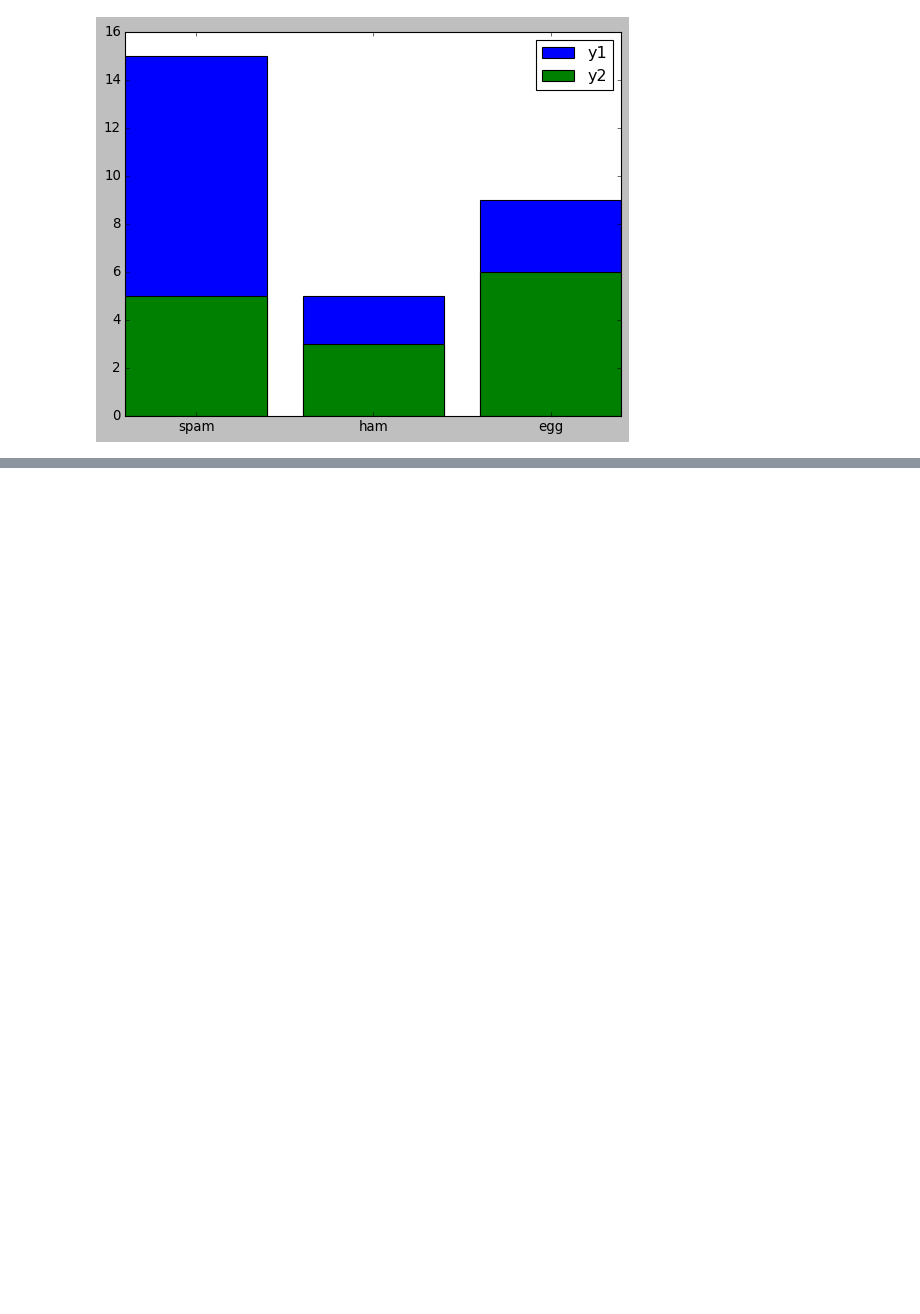
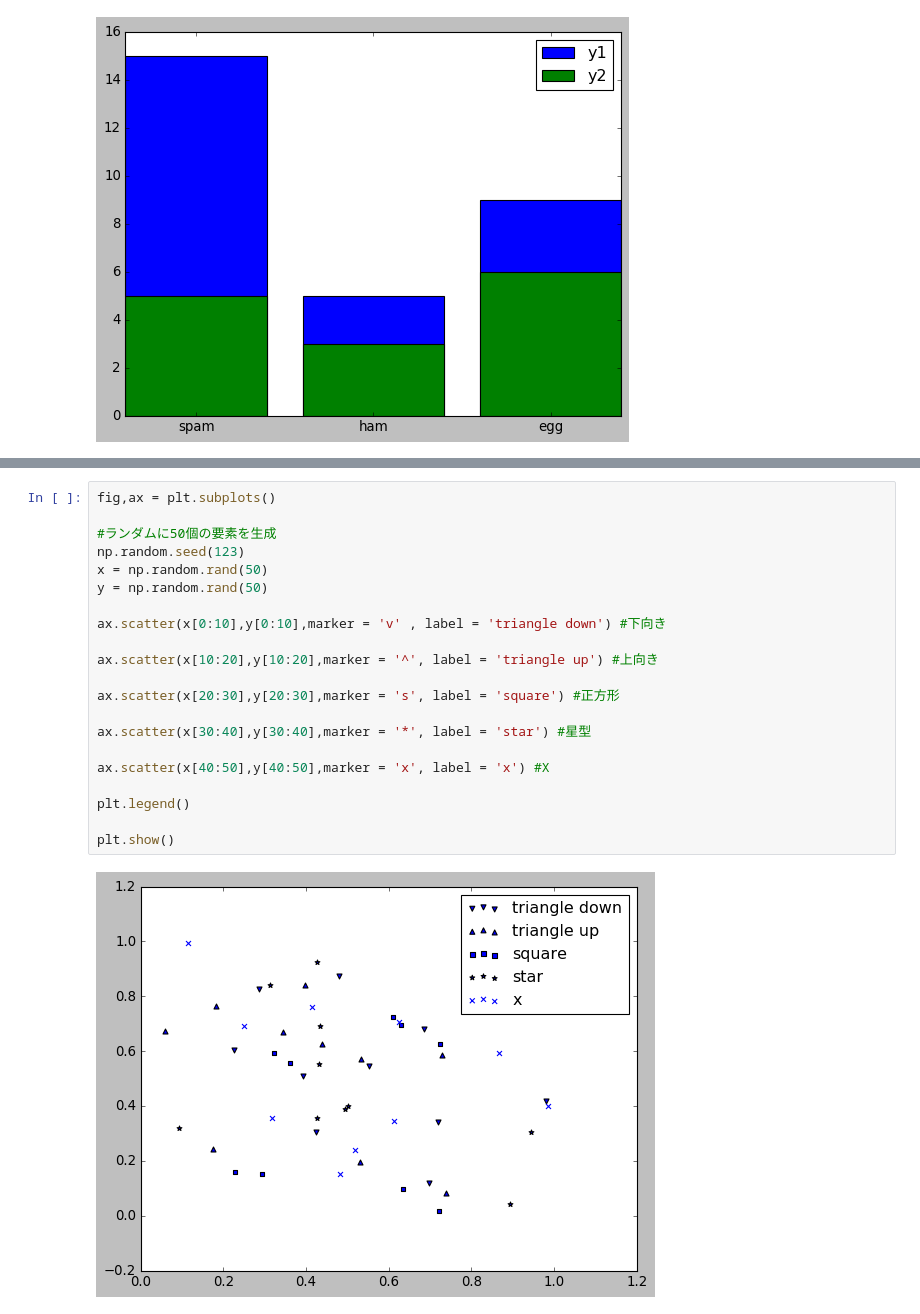
Before and after one commit to its1b3g-kteam/tsubaki_work, a Jupyter notebook: インプット/教科書/Chap4_matplotlib.ipynb, the cells around one changed output, grey strips where cells are left out. Cells and saved outputs as stored; diff of their text form; blank space fills up the shorter version.

```diff
--- a/インプット/教科書/Chap4_matplotlib.ipynb
+++ b/インプット/教科書/Chap4_matplotlib.ipynb
@@ -205,0 +222,23 @@ plt.show()
+# %%
+fig,ax = plt.subplots()
+
+#ランダムに50個の要素を生成
+np.random.seed(123)
+x = np.random.rand(50)
+y = np.random.rand(50)
+
+ax.scatter(x[0:10],y[0:10],marker = 'v' , label = 'triangle down') #下向き
+
+ax.scatter(x[10:20],y[10:20],marker = '^', label = 'triangle up') #上向き
+
+ax.scatter(x[20:30],y[20:30],marker = 's', label = 'square') #正方形
+
+ax.scatter(x[30:40],y[30:40],marker = '*', label = 'star') #星型
+
+ax.scatter(x[40:50],y[40:50],marker = 'x', label = 'x') #X
+
+plt.legend()
+
+plt.show()
+# %% [output]
+[figure, added]
```
Also changed, not shown: parts of 7 cells of this notebook.
